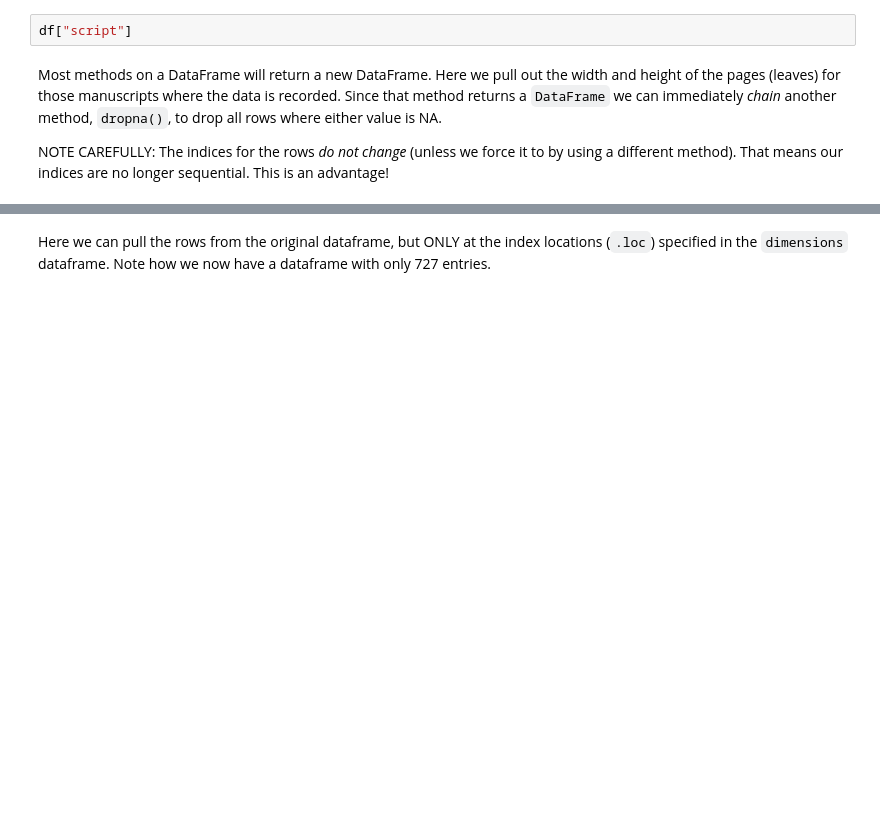
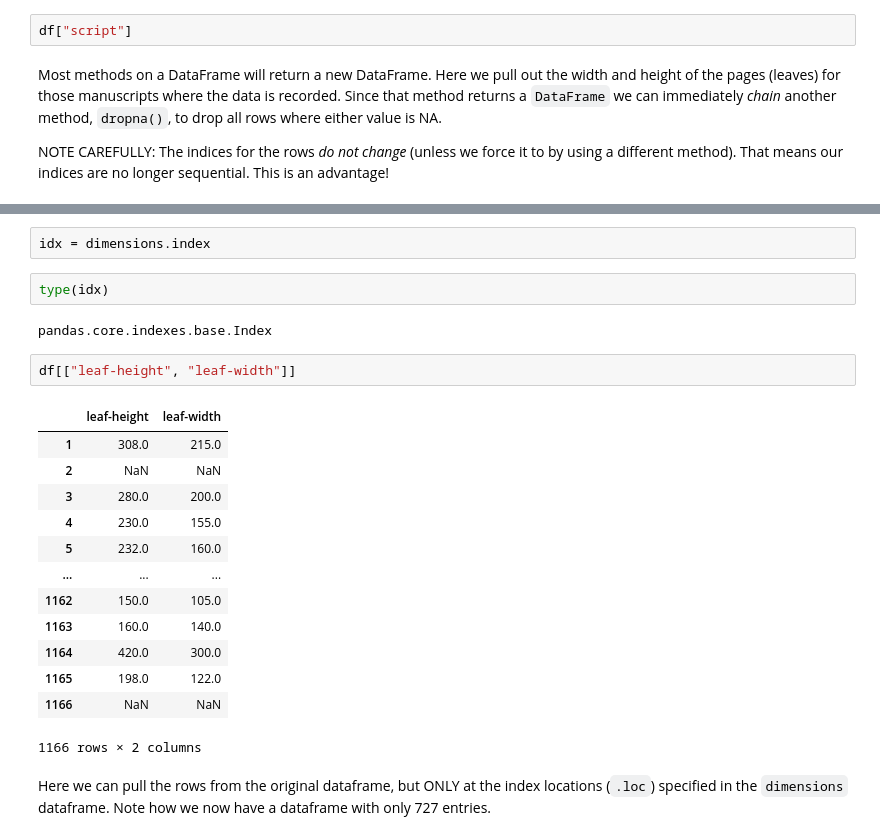
Before and after one commit to bnagy/hdaantwerp.github.io, a Jupyter notebook: notebooks/session-1/1-3-pandas.ipynb, the cells around one changed output, grey strips where cells are left out. Saved outputs shown, nothing was run; the diff lists cells and outputs as text; blank space fills up the shorter version.

```diff
--- a/notebooks/session-1/1-3-pandas.ipynb
+++ b/notebooks/session-1/1-3-pandas.ipynb
@@ -49,3 +112,25 @@ dimensions.index
+# %%
+idx = dimensions.index
+# %%
+type(idx)
+# %% [output]
+pandas.core.indexes.base.Index
+# %%
+df[["leaf-height", "leaf-width"]]
+# %% [output]
+|  | leaf-height | leaf-width |
+| 1 | 308.0 | 215.0 |
+| 2 | NaN | NaN |
+| 3 | 280.0 | 200.0 |
+| 4 | 230.0 | 155.0 |
+| 5 | 232.0 | 160.0 |
+| ... | ... | ... |
+| 1162 | 150.0 | 105.0 |
+| 1163 | 160.0 | 140.0 |
+| 1164 | 420.0 | 300.0 |
+| 1165 | 198.0 | 122.0 |
+| 1166 | NaN | NaN |
+1166 rows × 2 columns
 # %% [markdown]
 Here we can pull the rows from the original dataframe, but ONLY at the index locations (`.loc`) specified in the `dimensions` dataframe. Note how we now have a dataframe with only 727 entries.
 # %%
```
Also changed, not shown: parts of 16 cells of this notebook, 1 other file.
